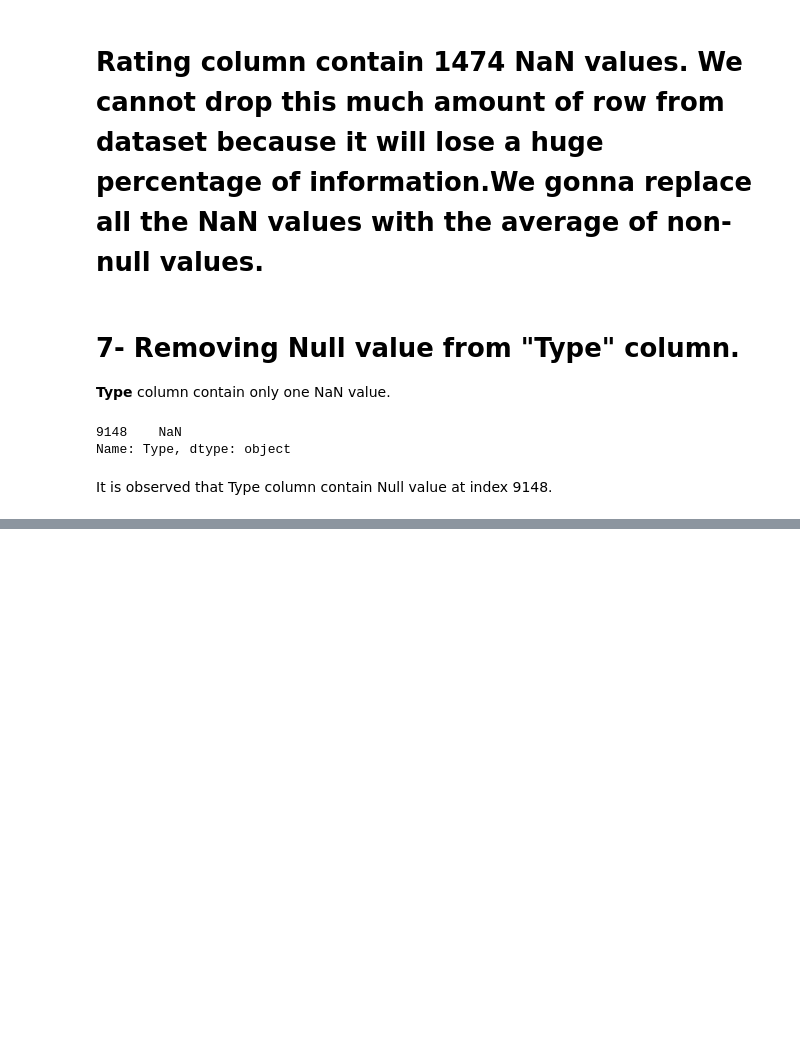
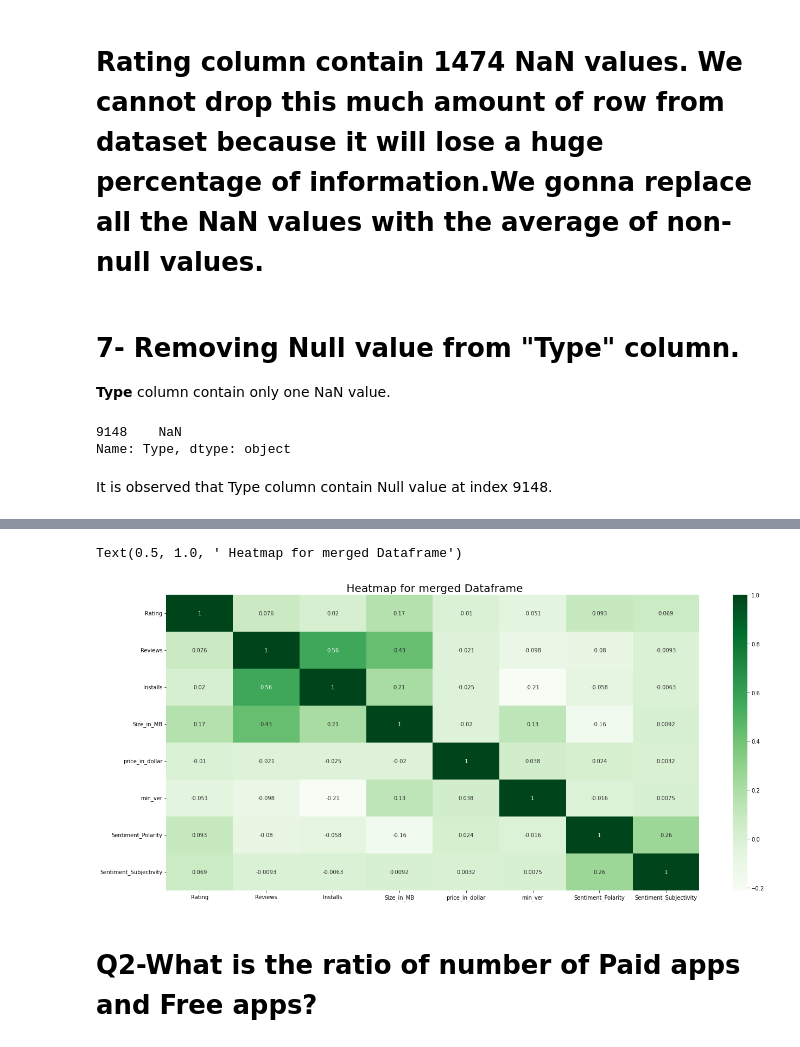
Before and after one commit to mukteshsingh95/Play-Store-App, a Jupyter notebook: Play_Store_App.ipynb, the cells around one changed output, grey strips where cells are left out. Saved outputs shown, nothing was run; the diff lists cells and outputs as text; code cells hidden in the pictures; blank space fills up the shorter version.

```diff
--- a/Play_Store_App.ipynb
+++ b/Play_Store_App.ipynb
@@ -363,0 +479,5 @@ df = df.drop(9148).reset_index(drop=True)
+# %%
+r_df= r_df.reset_index()
+# %%
+#Dropping the index
+r_df.drop(['index'],axis=1,inplace=True)
@@ -363,0 +532,3 @@ df = df.drop(9148).reset_index(drop=True)
+# %%
+# Merging both the datasets on App column
+merged_df = pd.merge(df, r_df, on='App', how = "inner")
@@ -363,0 +578,11 @@ df = df.drop(9148).reset_index(drop=True)
+# %%
+# Correlation heatmap
+# Heat Map for the merged data frame
+plt.rcParams['figure.figsize'] = (22, 10)
+sns.heatmap(merged_df.corr(), annot= True, cmap='Greens')
+plt.title(' Heatmap for merged Dataframe', size=20)
+# %% [output]
+Text(0.5, 1.0, ' Heatmap for merged Dataframe')
+[figure, added]
+# %% [markdown]
+# Q2-What is the ratio of number of Paid apps and Free apps?
```
Also changed, not shown: parts of 39 cells of this notebook.
